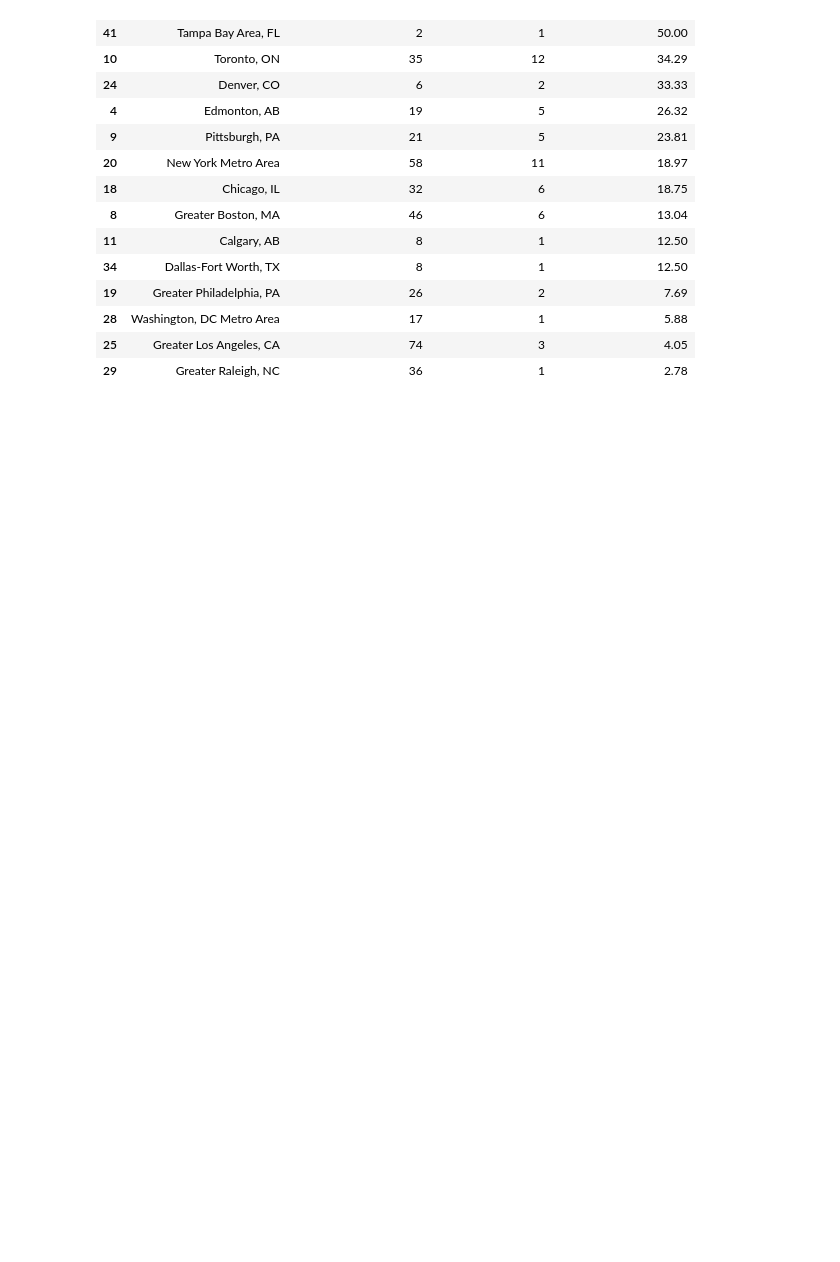
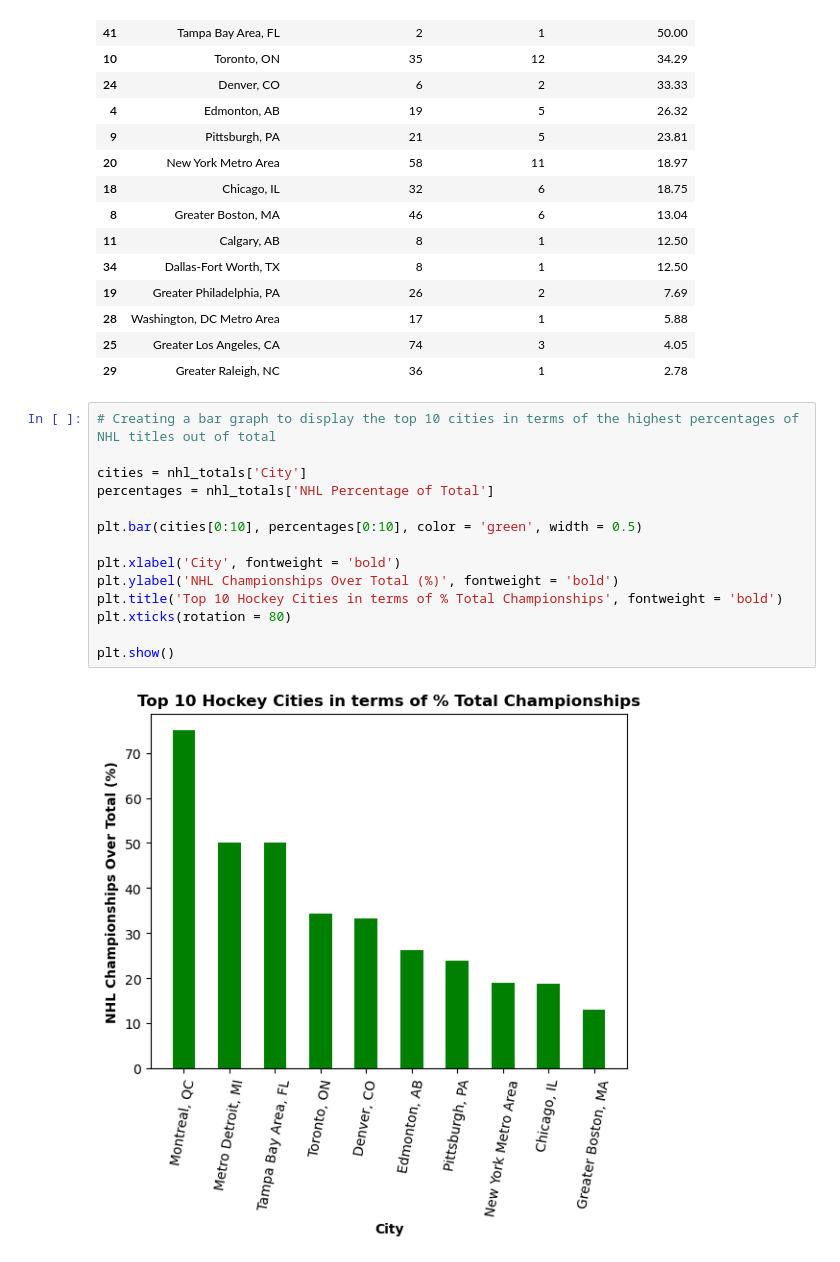
Before and after one commit to ctd12/Winning-City-Data, a Jupyter notebook: first.ipynb, the cells around one changed output. Cells and saved outputs as stored; diff of their text form; blank space fills up the shorter version.

```diff
--- a/first.ipynb
+++ b/first.ipynb
@@ -243,3 +239,19 @@ nhl_totals
 | 28 | Washington, DC Metro Area | 17 | 1 | 5.88 |
 | 25 | Greater Los Angeles, CA | 74 | 3 | 4.05 |
 | 29 | Greater Raleigh, NC | 36 | 1 | 2.78 |
+# %%
+# Creating a bar graph to display the top 10 cities in terms of the highest percentages of NHL titles out of total
+
+cities = nhl_totals['City']
+percentages = nhl_totals['NHL Percentage of Total']
+
+plt.bar(cities[0:10], percentages[0:10], color = 'green', width = 0.5)
+
+plt.xlabel('City', fontweight = 'bold')
+plt.ylabel('NHL Championships Over Total (%)', fontweight = 'bold')
+plt.title('Top 10 Hockey Cities in terms of % Total Championships', fontweight = 'bold')
+plt.xticks(rotation = 80)
+
+plt.show()
+# %% [output]
+[figure, added]
```
Also changed, not shown: parts of 1 cell of this notebook.
